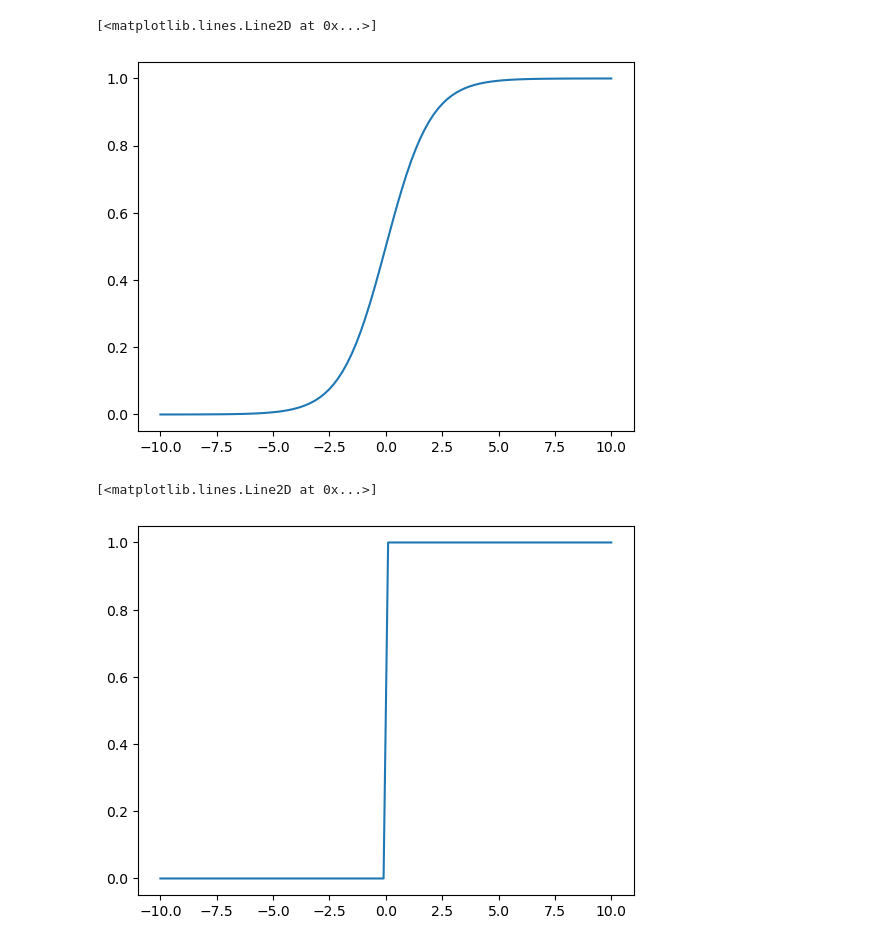
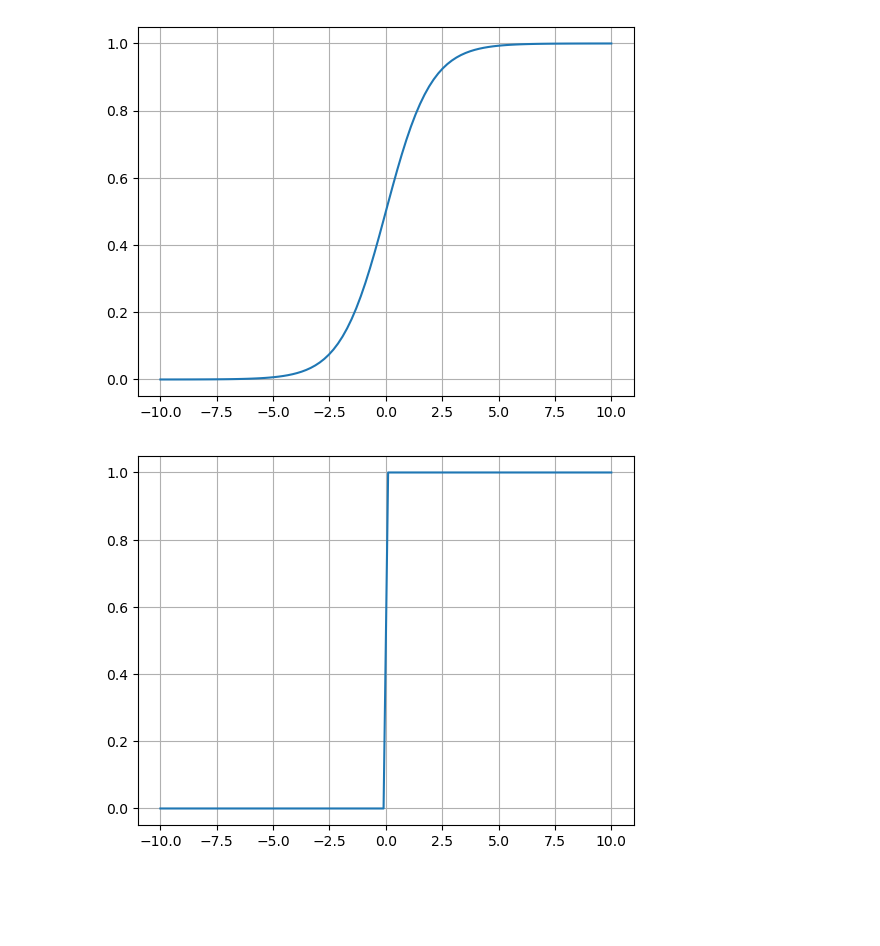
Before and after one commit to rogerreys/redes_neuronales, a Jupyter notebook: 03.1_FuncionesAct.ipynb, the cells around one changed output. Cells and saved outputs as stored; diff of their text form; code cells hidden in the pictures; blank space fills up the shorter version.

```diff
--- a/03.1_FuncionesAct.ipynb
+++ b/03.1_FuncionesAct.ipynb
@@ -4,15 +4,15 @@ import matplotlib.pyplot as plt
 # %%
 # Sigmoid
 def sigmoid(x):
     return 1/(1+np.exp(-x))
 
 x= np.linspace(-10, 10, 100)
 y = sigmoid(x)
 
 plt.plot(x,y)
+plt.grid()
 # %% [output]
-[<matplotlib.lines.Line2D at 0x...>]
-[figure, old version]
+[figure, new version]
 # %%
 # Escalonado
 def step(x):
@@ -22,9 +22,9 @@ def step(x):
 x = np.linspace(-10, 10, 100)
 y = step(x)
 plt.plot(x,y)
+plt.grid()
 # %% [output]
-[<matplotlib.lines.Line2D at 0x...>]
-[figure, old version]
+[figure, new version]
 # %%
 # relu(x)
 def relu(x):
```
Also changed, not shown: parts of 2 cells of this notebook, 4 other files.
